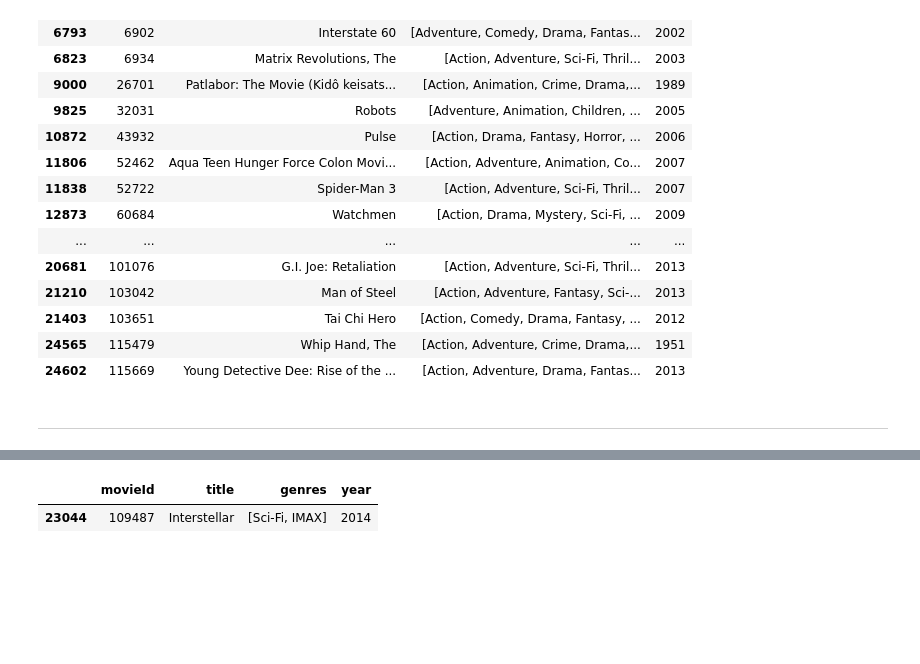
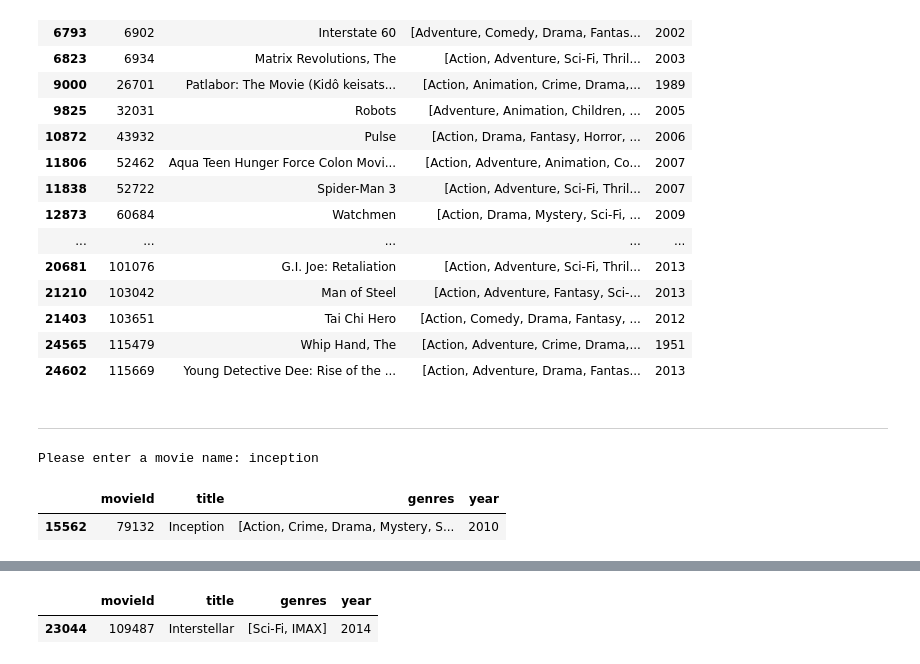
Before and after one commit to sushant822/ML-Recommendation-System, a Jupyter notebook: ML-Recommendation System.ipynb, the cells around one changed output, grey strips where cells are left out. Drawn from its saved outputs; the diff is of its cells as text; code cells hidden in the pictures; blank space fills up the shorter version.

```diff
--- a/ML-Recommendation System.ipynb
+++ b/ML-Recommendation System.ipynb
@@ -267,3 +274,11 @@ movies_df.loc[movies_df['movieId'].isin(recommendationTable_df.head(20).keys())]
 | 24602 | 115669 | Young Detective Dee: Rise of the ... | [Action, Adventure, Drama, Fantas... | 2013 |
 # %% [markdown]
 ---------
+# %%
+userInput_1 = input("Please enter a movie name: ").capitalize()
+user_movie = movies_df[movies_df['title'].str.contains(userInput_1)]
+user_movie
+# %% [output]
+Please enter a movie name: inception
+|  | movieId | title | genres | year |
+| 15562 | 79132 | Inception | [Action, Crime, Drama, Mystery, S... | 2010 |
```
Also changed, not shown: parts of 14 cells of this notebook, 1 other file.
